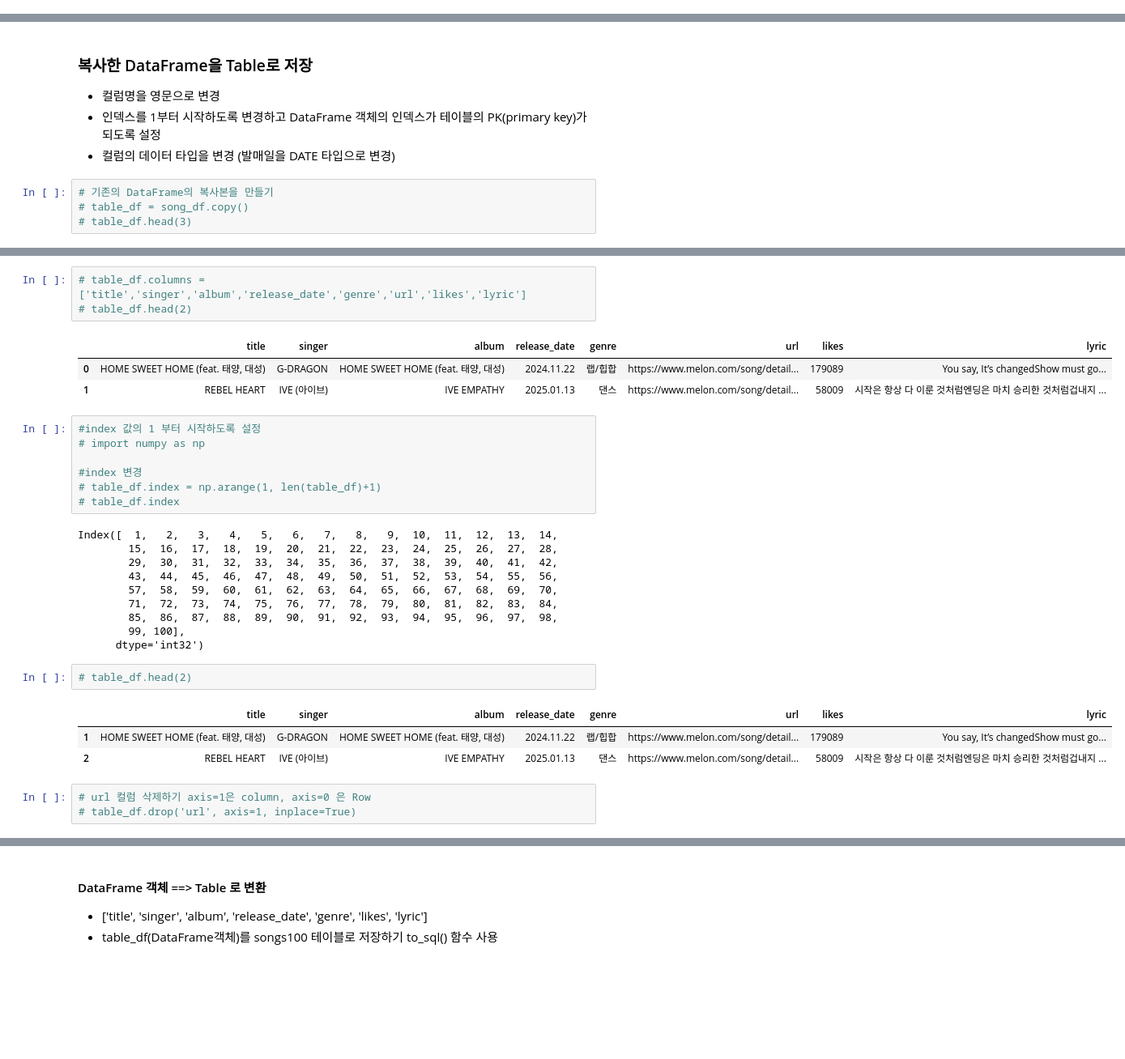
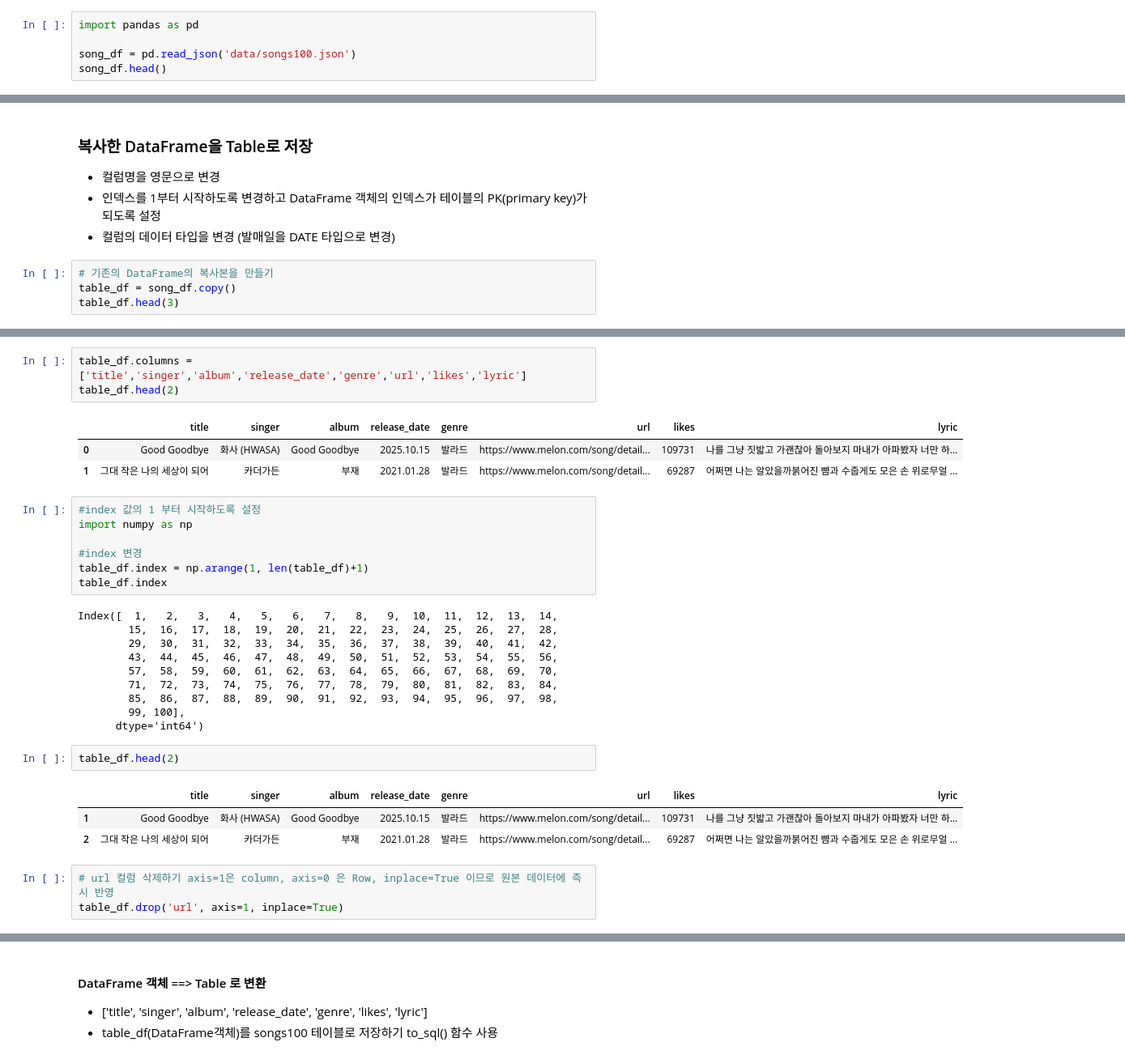
Before and after one commit to MATEN0920/Python_Webscraping_Analysis, a Jupyter notebook: 04.Melon100차트_데이터파싱_DB저장.ipynb, the cells around one changed output, grey strips where cells are left out. Shown at 81% size. Saved outputs shown, nothing was run; the diff lists cells and outputs as text; blank space fills up the shorter version.

```diff
--- a/04.Melon100차트_데이터파싱_DB저장.ipynb
+++ b/04.Melon100차트_데이터파싱_DB저장.ipynb
@@ -52,0 +188,5 @@ headers = {
+# %%
+import pandas as pd
+
+song_df = pd.read_json('data/songs100.json')
+song_df.head()
@@ -129,7 +310,7 @@ Required-by:
 * 컬럼의 데이터 타입을 변경 (발매일을 DATE 타입으로 변경)
 # %%
 # 기존의 DataFrame의 복사본을 만들기
-# table_df = song_df.copy()
-# table_df.head(3)
+table_df = song_df.copy()
+table_df.head(3)
 # %% [output]
 |  | 곡명 | 가수 | 앨범 | 발매일 | 장르 | url | 좋아요 | 가사 |
@@ -139,17 +320,17 @@ Required-by:
 # %%
-# table_df.columns = ['title','singer','album','release_date','genre','url','likes','lyric']
-# table_df.head(2)
+table_df.columns = ['title','singer','album','release_date','genre','url','likes','lyric']
+table_df.head(2)
 # %% [output]
 |  | title | singer | album | release_date | genre | url | likes | lyric |
-| 0 | HOME SWEET HOME (feat. 태양, 대성) | G-DRAGON | HOME SWEET HOME (feat. 태양, 대성) | 2024.11.22 | 랩/힙합 | https://www.melon.com/song/detail... | 179089 | You say, It’s changedShow must go... |
-| 1 | REBEL HEART | IVE (아이브) | IVE EMPATHY | 2025.01.13 | 댄스 | https://www.melon.com/song/detail... | 58009 | 시작은 항상 다 이룬 것처럼엔딩은 마치 승리한 것처럼겁내지 ... |
+| 0 | Good Goodbye | 화사 (HWASA) | Good Goodbye | 2025.10.15 | 발라드 | https://www.melon.com/song/detail... | 109731 | 나를 그냥 짓밟고 가괜찮아 돌아보지 마내가 아파봤자 너만 하... |
+| 1 | 그대 작은 나의 세상이 되어 | 카더가든 | 부재 | 2021.01.28 | 발라드 | https://www.melon.com/song/detail... | 69287 | 어쩌면 나는 알았을까붉어진 뺨과 수줍게도 모은 손 위로무얼 ... |
 # %%
 #index 값의 1 부터 시작하도록 설정
-# import numpy as np
+import numpy as np
 
 #index 변경
-# table_df.index = np.arange(1, len(table_df)+1)
-# table_df.index
+table_df.index = np.arange(1, len(table_df)+1)
+table_df.index
 # %% [output]
 Index([  1,   2,   3,   4,   5,   6,   7,   8,   9,  10,  11,  12,  13,  14,
         15,  16,  17,  18,  19,  20,  21,  22,  23,  24,  25,  26,  27,  28,
@@ -159,13 +340,13 @@ Index([  1,   2,   3,   4,   5,   6,   7,   8,   9,  10,  11,  12,  13,  14,
         71,  72,  73,  74,  75,  76,  77,  78,  79,  80,  81,  82,  83,  84,
         85,  86,  87,  88,  89,  90,  91,  92,  93,  94,  95,  96,  97,  98,
         99, 100],
-      dtype='int32')
+      dtype='int64')
 # %%
-# table_df.head(2)
+table_df.head(2)
 # %% [output]
 |  | title | singer | album | release_date | genre | url | likes | lyric |
-| 1 | HOME SWEET HOME (feat. 태양, 대성) | G-DRAGON | HOME SWEET HOME (feat. 태양, 대성) | 2024.11.22 | 랩/힙합 | https://www.melon.com/song/detail... | 179089 | You say, It’s changedShow must go... |
-| 2 | REBEL HEART | IVE (아이브) | IVE EMPATHY | 2025.01.13 | 댄스 | https://www.melon.com/song/detail... | 58009 | 시작은 항상 다 이룬 것처럼엔딩은 마치 승리한 것처럼겁내지 ... |
+| 1 | Good Goodbye | 화사 (HWASA) | Good Goodbye | 2025.10.15 | 발라드 | https://www.melon.com/song/detail... | 109731 | 나를 그냥 짓밟고 가괜찮아 돌아보지 마내가 아파봤자 너만 하... |
+| 2 | 그대 작은 나의 세상이 되어 | 카더가든 | 부재 | 2021.01.28 | 발라드 | https://www.melon.com/song/detail... | 69287 | 어쩌면 나는 알았을까붉어진 뺨과 수줍게도 모은 손 위로무얼 ... |
 # %%
-# url 컬럼 삭제하기 axis=1은 column, axis=0 은 Row
-# table_df.drop('url', axis=1, inplace=True)
+# url 컬럼 삭제하기 axis=1은 column, axis=0 은 Row, inplace=True 이므로 원본 데이터에 즉시 반영
+table_df.drop('url', axis=1, inplace=True)
```
Also changed, not shown: parts of 28 cells of this notebook, 3 other files.
